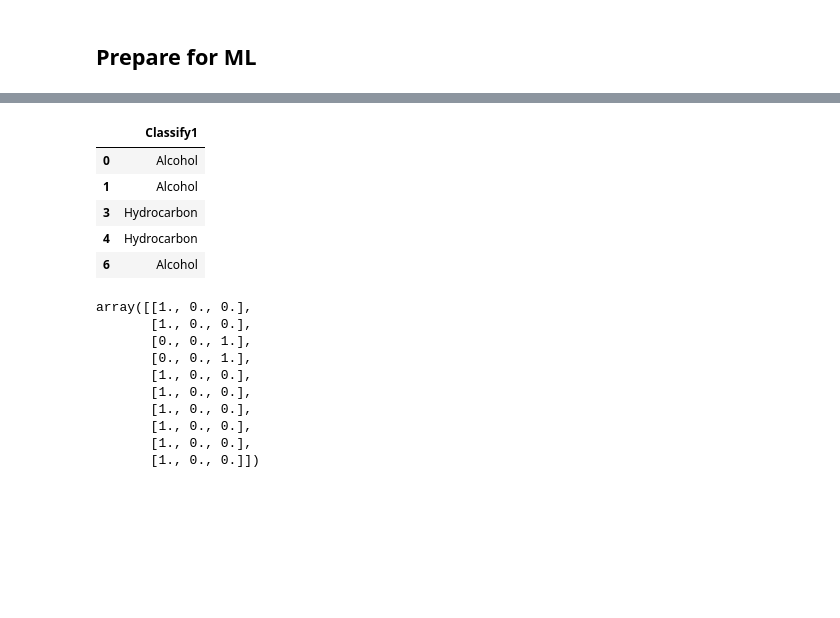
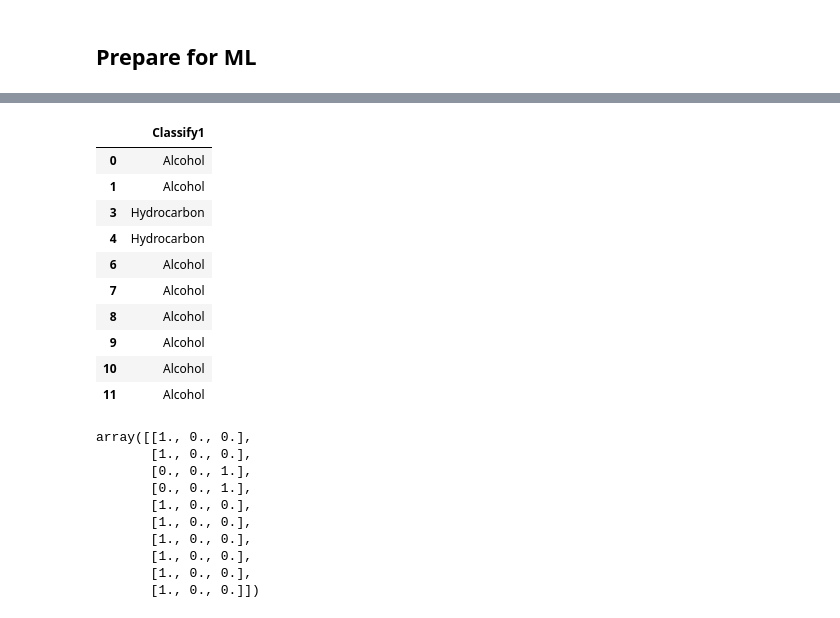
Before and after one commit to woldr001/AIChE_Workshop_MSU, a Jupyter notebook: boiling_point_of_compounds.ipynb, the cells around one changed output, grey strips where cells are left out. Saved outputs shown, nothing was run; the diff lists cells and outputs as text; code cells hidden in the pictures; blank space fills up the shorter version.

```diff
--- a/boiling_point_of_compounds.ipynb
+++ b/boiling_point_of_compounds.ipynb
@@ -109,13 +114,18 @@ bps = train_set['BoilingPoint'].copy()
 # %%
 compounds_category = compounds[["Classify1"]]
-compounds_category.head()
+compounds_category.head(10)
 # %% [output]
 |  | Classify1 |
 | 0 | Alcohol |
 | 1 | Alcohol |
 | 3 | Hydrocarbon |
 | 4 | Hydrocarbon |
 | 6 | Alcohol |
+| 7 | Alcohol |
+| 8 | Alcohol |
+| 9 | Alcohol |
+| 10 | Alcohol |
+| 11 | Alcohol |
 # %%
 from sklearn.preprocessing import OneHotEncoder
 
```
Also changed, not shown: parts of 8 cells of this notebook.
